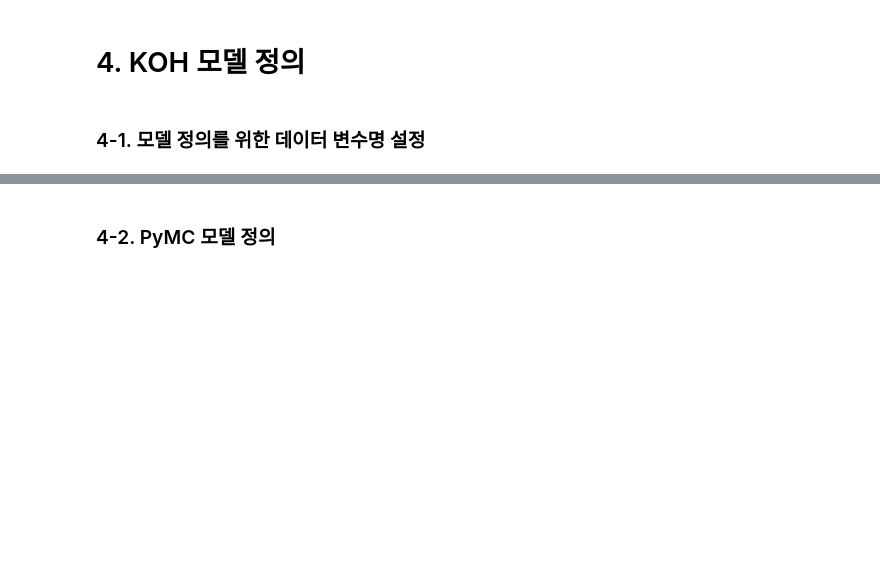
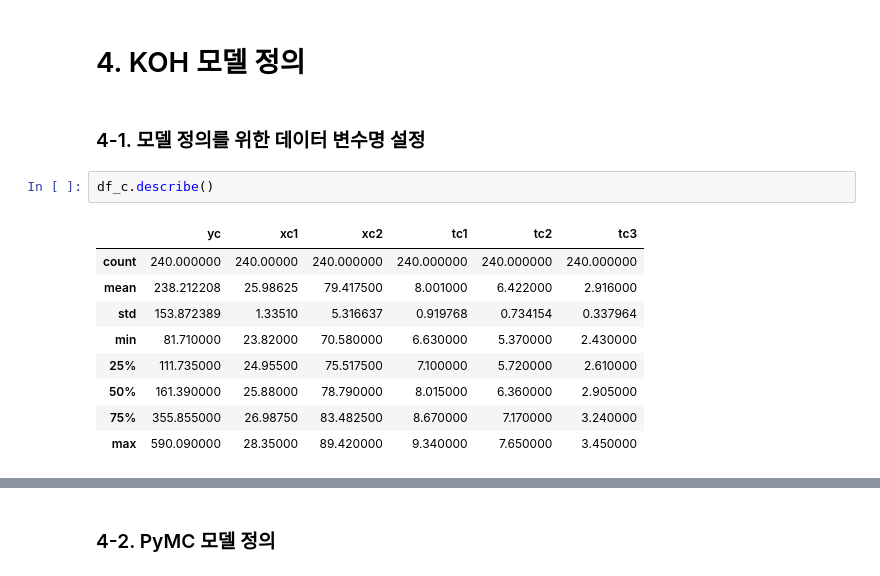
Before and after one commit to BET-lab/pymc-examples, a Jupyter notebook: examples/pymc-koh-example.ipynb, the cells around one changed output, grey strips where cells are left out. Drawn from its saved outputs; the diff is of its cells as text; blank space fills up the shorter version.

```diff
--- a/examples/pymc-koh-example.ipynb
+++ b/examples/pymc-koh-example.ipynb
@@ -69,3 +105,15 @@ plt.show()
 # 4. KOH 모델 정의
 # %% [markdown]
 ### 4-1. 모델 정의를 위한 데이터 변수명 설정
+# %%
+df_c.describe()
+# %% [output]
+|  | yc | xc1 | xc2 | tc1 | tc2 | tc3 |
+| count | 240.000000 | 240.00000 | 240.000000 | 240.000000 | 240.000000 | 240.000000 |
+| mean | 238.212208 | 25.98625 | 79.417500 | 8.001000 | 6.422000 | 2.916000 |
+| std | 153.872389 | 1.33510 | 5.316637 | 0.919768 | 0.734154 | 0.337964 |
+| min | 81.710000 | 23.82000 | 70.580000 | 6.630000 | 5.370000 | 2.430000 |
+| 25% | 111.735000 | 24.95500 | 75.517500 | 7.100000 | 5.720000 | 2.610000 |
+| 50% | 161.390000 | 25.88000 | 78.790000 | 8.015000 | 6.360000 | 2.905000 |
+| 75% | 355.855000 | 26.98750 | 83.482500 | 8.670000 | 7.170000 | 3.240000 |
+| max | 590.090000 | 28.35000 | 89.420000 | 9.340000 | 7.650000 | 3.450000 |
```
Also changed, not shown: parts of 23 cells of this notebook.
